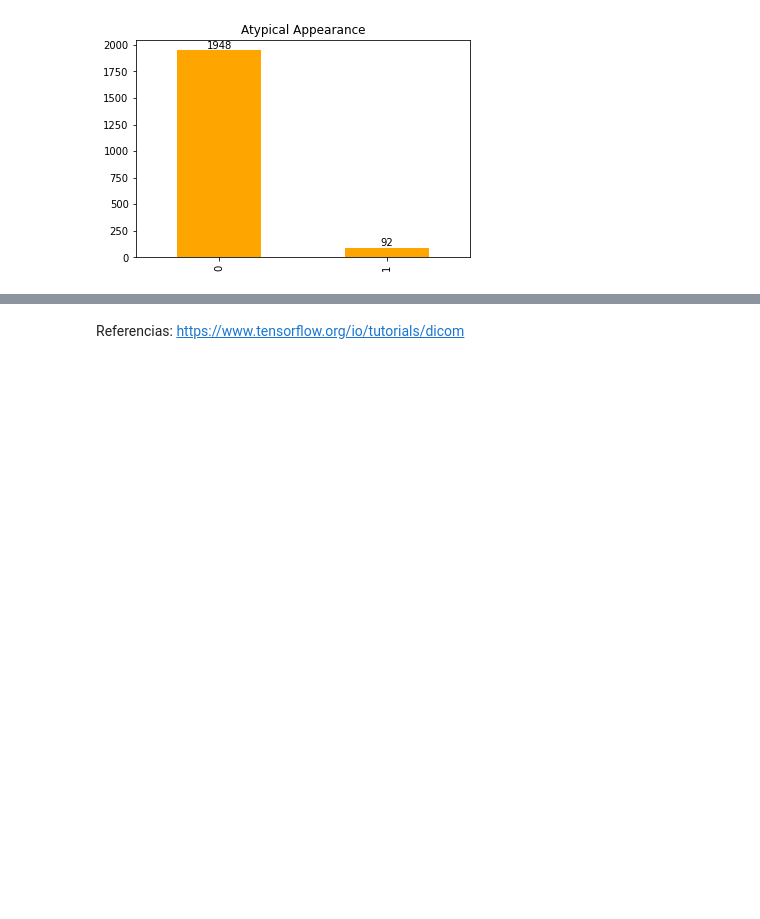
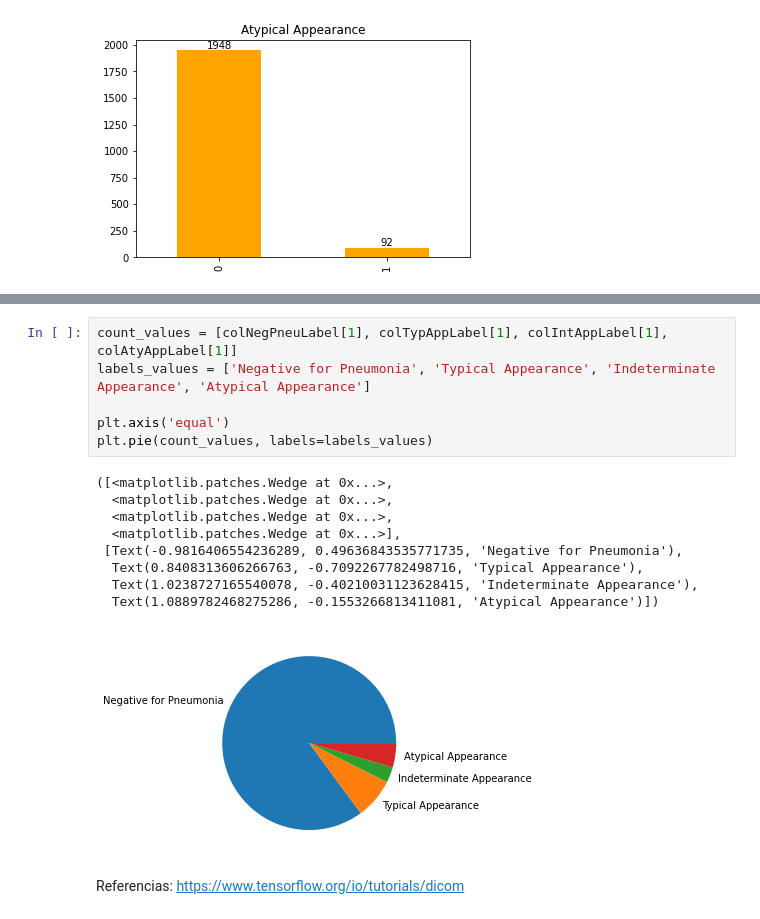
Before and after one commit to Crismaria11/Proyecto2_DS, a Jupyter notebook: Proyecto2_DS.ipynb, the cells around one changed output, grey strips where cells are left out. Cells and saved outputs as stored; diff of their text form; blank space fills up the shorter version.

```diff
--- a/Proyecto2_DS.ipynb
+++ b/Proyecto2_DS.ipynb
@@ -402,2 +607,18 @@ ax.bar_label(ax.containers[0])
+# %%
+count_values = [colNegPneuLabel[1], colTypAppLabel[1], colIntAppLabel[1], colAtyAppLabel[1]]
+labels_values = ['Negative for Pneumonia', 'Typical Appearance', 'Indeterminate Appearance', 'Atypical Appearance']
+
+plt.axis('equal')
+plt.pie(count_values, labels=labels_values)
+# %% [output]
+([<matplotlib.patches.Wedge at 0x...>,
+  <matplotlib.patches.Wedge at 0x...>,
+  <matplotlib.patches.Wedge at 0x...>,
+  <matplotlib.patches.Wedge at 0x...>],
+ [Text(-0.9816406554236289, 0.49636843535771735, 'Negative for Pneumonia'),
+  Text(0.8408313606266763, -0.7092267782498716, 'Typical Appearance'),
+  Text(1.0238727165540078, -0.40210031123628415, 'Indeterminate Appearance'),
+  Text(1.0889782468275286, -0.1553266813411081, 'Atypical Appearance')])
+[figure, added]
 # %% [markdown]
 Referencias: https://www.tensorflow.org/io/tutorials/dicom
```
Also changed, not shown: parts of 32 cells of this notebook, 1 other file.
